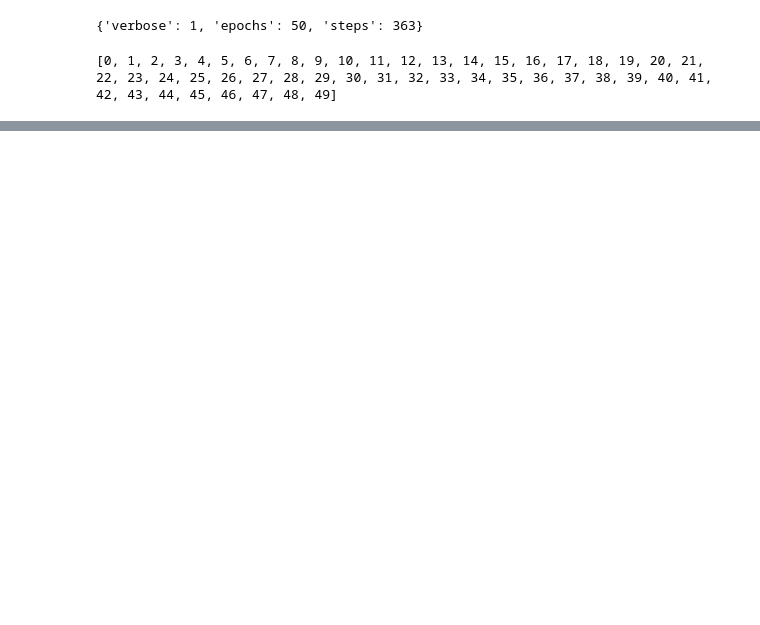
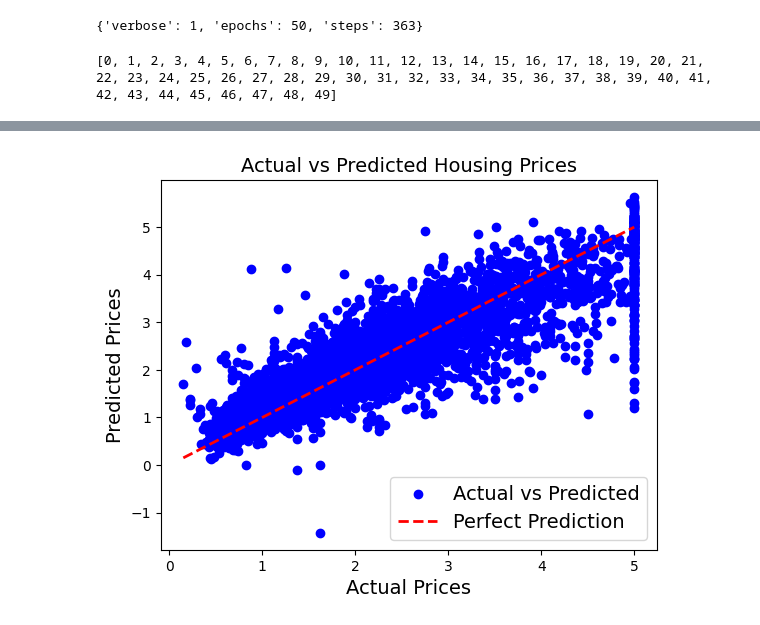
Before and after one commit to moheed-ali/AIML-Notebook-Collection, a Jupyter notebook: california.ipynb, the cells around one changed output, grey strips where cells are left out. Drawn from its saved outputs; the diff is of its cells as text; code cells hidden in the pictures; blank space fills up the shorter version.

```diff
--- a/california.ipynb
+++ b/california.ipynb
@@ -184,0 +189,13 @@ plt.show()
+# %%
+# Make predictions on the test set
+y_pred = model.predict(X_test_scaled)
+
+# Display actual vs predicted housing prices with different colors and markers
+plt.scatter(y_test, y_pred, c='blue', label='Actual vs Predicted', marker='o')
+plt.plot([y_test.min(), y_test.max()], [y_test.min(), y_test.max()], 'k--', lw=2, c='red', label='Perfect Prediction')
+plt.xlabel('Actual Prices')
+plt.ylabel('Predicted Prices')
+plt.title('Actual vs Predicted Housing Prices')
+plt.legend()
+plt.show()
+# %% [output]
@@ -184,0 +203 @@ plt.show()
+[figure, added]
```
Also changed, not shown: parts of 7 cells of this notebook.
